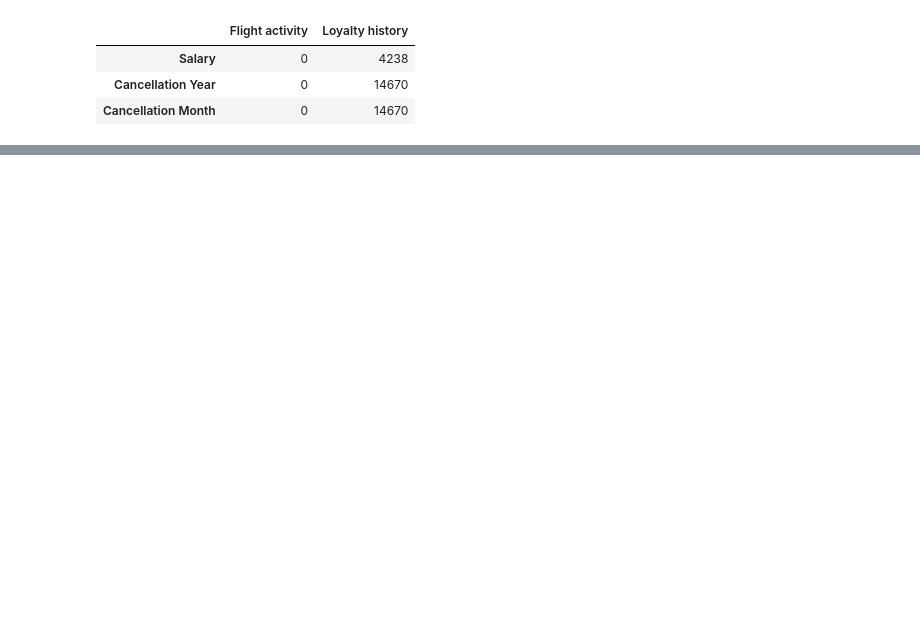
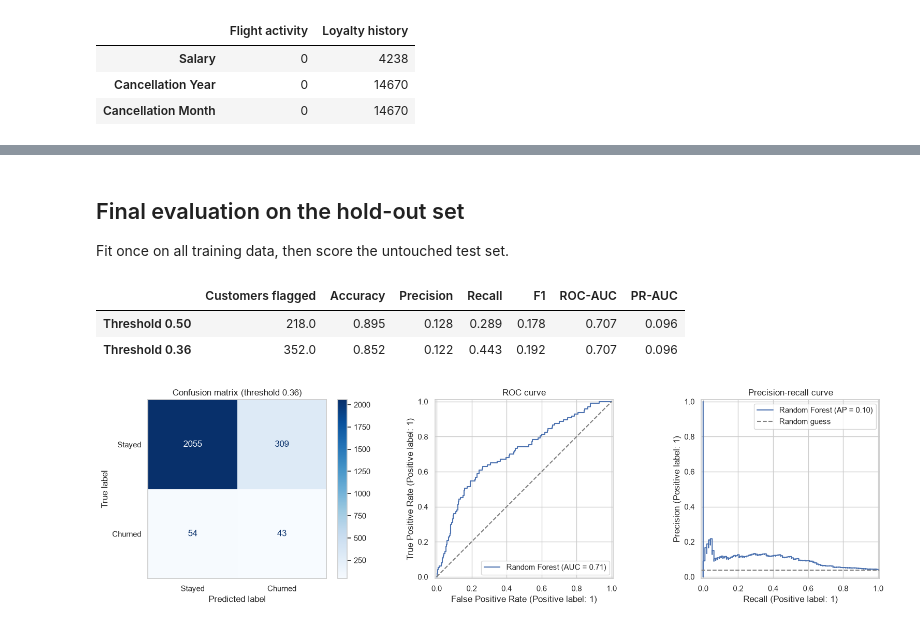
Before and after one commit to sidhantds/Airline-Loyalty-Customer-Churn-Prediction, a Jupyter notebook: notebook/Airline_Loyalty_Program.ipynb, the cells around one changed output, grey strips where cells are left out. Drawn from its saved outputs; the diff is of its cells as text; code cells hidden in the pictures; blank space fills up the shorter version.

```diff
--- a/notebook/Airline_Loyalty_Program.ipynb
+++ b/notebook/Airline_Loyalty_Program.ipynb
@@ -472,0 +357,49 @@ Saved hold-out risk scores to ..\outputs\airline_churn_predictions.csv.
+# %% [markdown]
+## Final evaluation on the hold-out set
+Fit once on all training data, then score the untouched test set.
+# %%
+best_model.fit(X_train, y_train)
+test_prob = best_model.predict_proba(X_test)[:, 1]
+
+def evaluate_at_threshold(y_true, probabilities, threshold):
+    predictions = (probabilities >= threshold).astype(int)
+    return {
+        "Customers flagged": int(predictions.sum()),
+        "Accuracy": accuracy_score(y_true, predictions),
+        "Precision": precision_score(y_true, predictions, zero_division=0),
+        "Recall": recall_score(y_true, predictions, zero_division=0),
+        "F1": f1_score(y_true, predictions, zero_division=0),
+        "ROC-AUC": roc_auc_score(y_true, probabilities),
+        "PR-AUC": average_precision_score(y_true, probabilities),
+    }
+
+test_results = pd.DataFrame({
+    f"Threshold {t:.2f}": evaluate_at_threshold(y_test, test_prob, t)
+    for t in [0.50, chosen_threshold]
+}).T
+display(test_results.round(3))
+# %% [output]
+|  | Customers flagged | Accuracy | Precision | Recall | F1 | ROC-AUC | PR-AUC |
+| Threshold 0.50 | 218.0 | 0.895 | 0.128 | 0.289 | 0.178 | 0.707 | 0.096 |
+| Threshold 0.36 | 352.0 | 0.852 | 0.122 | 0.443 | 0.192 | 0.707 | 0.096 |
+# %%
+fig, axes = plt.subplots(1, 3, figsize=(16, 4.5))
+ConfusionMatrixDisplay.from_predictions(
+    y_test, (test_prob >= chosen_threshold).astype(int),
+    display_labels=["Stayed", "Churned"], cmap="Blues", ax=axes[0],
+)
+axes[0].set_title(f"Confusion matrix (threshold {chosen_threshold:.2f})")
+axes[0].grid(False)
+
+RocCurveDisplay.from_predictions(y_test, test_prob, name=best_name, ax=axes[1])
+axes[1].plot([0, 1], [0, 1], linestyle="--", color="gray")
+axes[1].set_title("ROC curve")
+
+PrecisionRecallDisplay.from_predictions(y_test, test_prob, name=best_name, ax=axes[2])
+axes[2].axhline(y_test.mean(), linestyle="--", color="gray", label="Random guess")
+axes[2].legend()
+axes[2].set_title("Precision-recall curve")
+plt.tight_layout()
+plt.show()
+# %% [output]
+[figure, added]
```
Also changed, not shown: parts of 58 cells of this notebook, 4 other files.
